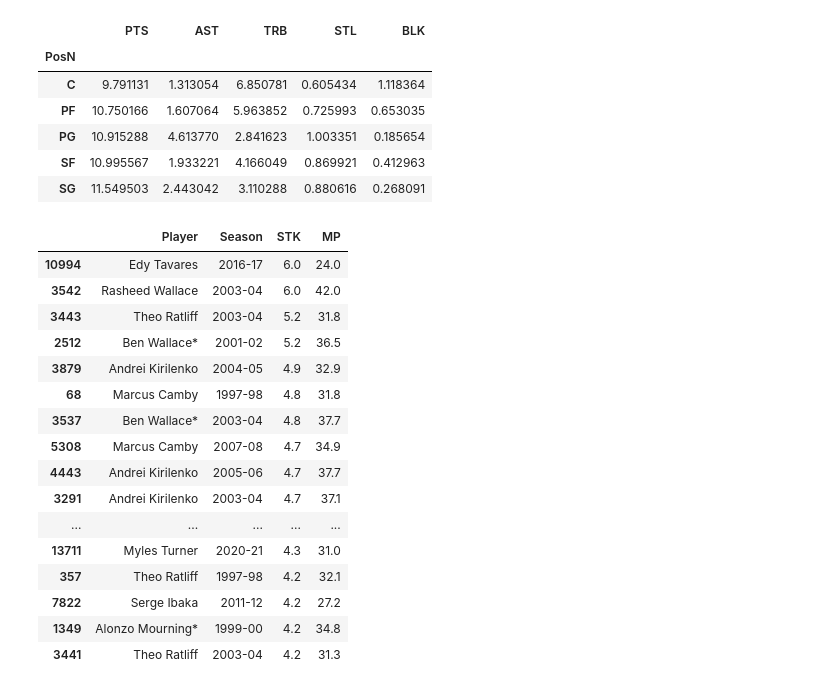
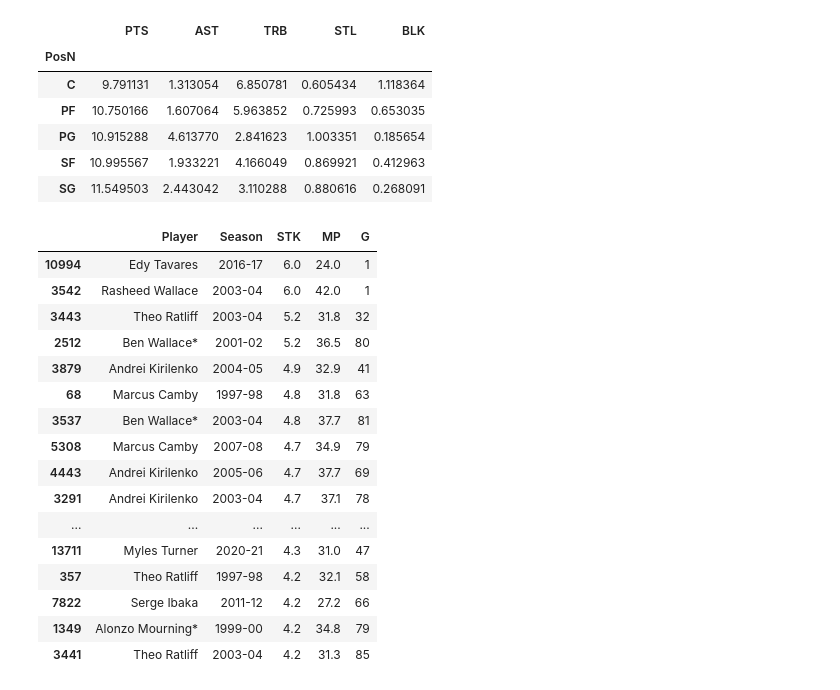
Before and after one commit to oliverpk2000/dsai-basketball, a Jupyter notebook: dsai-basketball.ipynb, the cells around one changed output. Drawn from its saved outputs; the diff is of its cells as text; code cells hidden in the pictures.

Commit message:
changed stock query

```diff
--- a/dsai-basketball.ipynb
+++ b/dsai-basketball.ipynb
@@ -78,22 +78,22 @@ more_then_15_minutes.groupby('PosN')[['PTS', 'AST', 'TRB', 'STL', 'BLK',]].mean(
 # %%
 df['STK'] = df['STL'] + df['BLK']
 stocks = df.sort_values(by=['STK'], ascending=False).head(25)
-stocks.loc[:, ['Player','Season','STK', 'MP']]
+stocks.loc[:, ['Player','Season','STK', 'MP', 'G']]
 # %% [output]
-|  | Player | Season | STK | MP |
-| 10994 | Edy Tavares | 2016-17 | 6.0 | 24.0 |
-| 3542 | Rasheed Wallace | 2003-04 | 6.0 | 42.0 |
-| 3443 | Theo Ratliff | 2003-04 | 5.2 | 31.8 |
-| 2512 | Ben Wallace* | 2001-02 | 5.2 | 36.5 |
-| 3879 | Andrei Kirilenko | 2004-05 | 4.9 | 32.9 |
-| 68 | Marcus Camby | 1997-98 | 4.8 | 31.8 |
-| 3537 | Ben Wallace* | 2003-04 | 4.8 | 37.7 |
-| 5308 | Marcus Camby | 2007-08 | 4.7 | 34.9 |
-| 4443 | Andrei Kirilenko | 2005-06 | 4.7 | 37.7 |
-| 3291 | Andrei Kirilenko | 2003-04 | 4.7 | 37.1 |
-| ... | ... | ... | ... | ... |
-| 13711 | Myles Turner | 2020-21 | 4.3 | 31.0 |
-| 357 | Theo Ratliff | 1997-98 | 4.2 | 32.1 |
-| 7822 | Serge Ibaka | 2011-12 | 4.2 | 27.2 |
-| 1349 | Alonzo Mourning* | 1999-00 | 4.2 | 34.8 |
-| 3441 | Theo Ratliff | 2003-04 | 4.2 | 31.3 |
+|  | Player | Season | STK | MP | G |
+| 10994 | Edy Tavares | 2016-17 | 6.0 | 24.0 | 1 |
+| 3542 | Rasheed Wallace | 2003-04 | 6.0 | 42.0 | 1 |
+| 3443 | Theo Ratliff | 2003-04 | 5.2 | 31.8 | 32 |
+| 2512 | Ben Wallace* | 2001-02 | 5.2 | 36.5 | 80 |
+| 3879 | Andrei Kirilenko | 2004-05 | 4.9 | 32.9 | 41 |
+| 68 | Marcus Camby | 1997-98 | 4.8 | 31.8 | 63 |
+| 3537 | Ben Wallace* | 2003-04 | 4.8 | 37.7 | 81 |
+| 5308 | Marcus Camby | 2007-08 | 4.7 | 34.9 | 79 |
+| 4443 | Andrei Kirilenko | 2005-06 | 4.7 | 37.7 | 69 |
+| 3291 | Andrei Kirilenko | 2003-04 | 4.7 | 37.1 | 78 |
+| ... | ... | ... | ... | ... | ... |
+| 13711 | Myles Turner | 2020-21 | 4.3 | 31.0 | 47 |
+| 357 | Theo Ratliff | 1997-98 | 4.2 | 32.1 | 58 |
+| 7822 | Serge Ibaka | 2011-12 | 4.2 | 27.2 | 66 |
+| 1349 | Alonzo Mourning* | 1999-00 | 4.2 | 34.8 | 79 |
+| 3441 | Theo Ratliff | 2003-04 | 4.2 | 31.3 | 85 |
```
Also changed, not shown: parts of 1 cell of this notebook.
